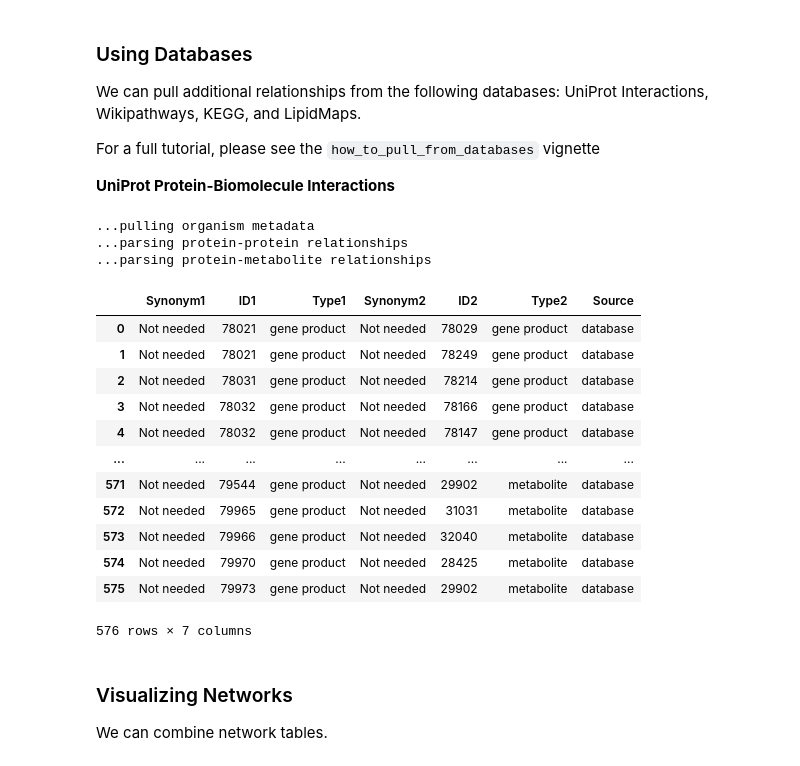
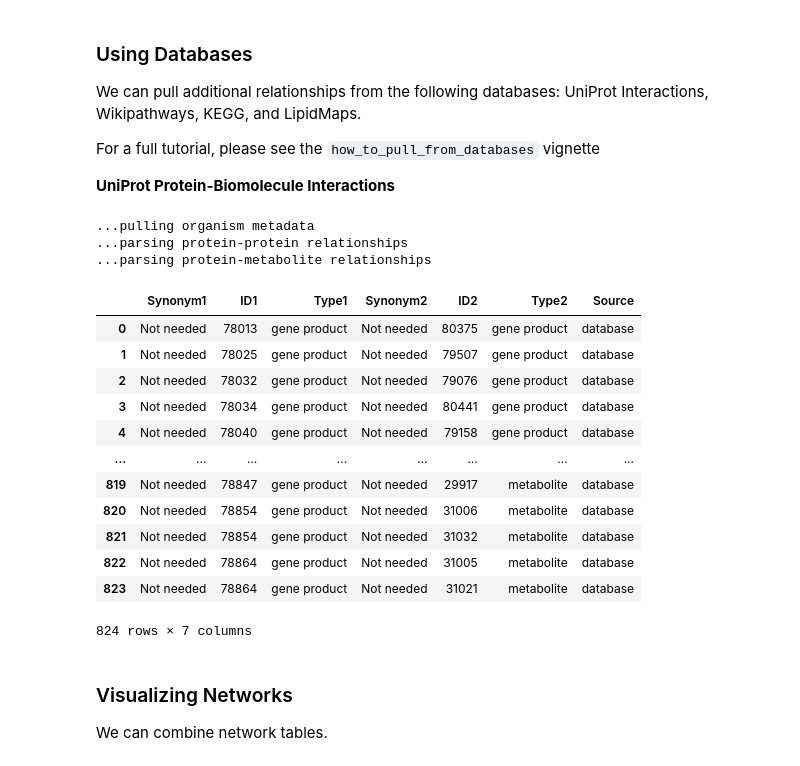
Before and after one commit to PNNL-Predictive-Phenomics/DancePartner, a Jupyter notebook: vignettes/how_to_use_DancePartner.ipynb, the cells around one changed output. Cells and saved outputs as stored; diff of their text form; code cells hidden in the pictures.

```diff
--- a/vignettes/how_to_use_DancePartner.ipynb
+++ b/vignettes/how_to_use_DancePartner.ipynb
@@ -304,25 +304,25 @@ For a full tutorial, please see the `how_to_pull_from_databases` vignette
 **UniProt Protein-Biomolecule Interactions**
 # %%
 dance.pull_uniprot(6239, synonym_table, output_directory, verbose = True)
-uniprot = pd.read_csv("database_example/1423_uniprot.txt", sep = "\t")
+uniprot = pd.read_csv("full_pipeline_example/6239_uniprot.txt", sep = "\t")
 uniprot
 # %% [output]
 ...pulling organism metadata
 ...parsing protein-protein relationships
 ...parsing protein-metabolite relationships
 |  | Synonym1 | ID1 | Type1 | Synonym2 | ID2 | Type2 | Source |
-| 0 | Not needed | 78021 | gene product | Not needed | 78029 | gene product | database |
-| 1 | Not needed | 78021 | gene product | Not needed | 78249 | gene product | database |
-| 2 | Not needed | 78031 | gene product | Not needed | 78214 | gene product | database |
-| 3 | Not needed | 78032 | gene product | Not needed | 78166 | gene product | database |
-| 4 | Not needed | 78032 | gene product | Not needed | 78147 | gene product | database |
+| 0 | Not needed | 78013 | gene product | Not needed | 80375 | gene product | database |
+| 1 | Not needed | 78025 | gene product | Not needed | 79507 | gene product | database |
+| 2 | Not needed | 78032 | gene product | Not needed | 79076 | gene product | database |
+| 3 | Not needed | 78034 | gene product | Not needed | 80441 | gene product | database |
+| 4 | Not needed | 78040 | gene product | Not needed | 79158 | gene product | database |
 | ... | ... | ... | ... | ... | ... | ... | ... |
-| 571 | Not needed | 79544 | gene product | Not needed | 29902 | metabolite | database |
-| 572 | Not needed | 79965 | gene product | Not needed | 31031 | metabolite | database |
-| 573 | Not needed | 79966 | gene product | Not needed | 32040 | metabolite | database |
-| 574 | Not needed | 79970 | gene product | Not needed | 28425 | metabolite | database |
-| 575 | Not needed | 79973 | gene product | Not needed | 29902 | metabolite | database |
+| 819 | Not needed | 78847 | gene product | Not needed | 29917 | metabolite | database |
+| 820 | Not needed | 78854 | gene product | Not needed | 31006 | metabolite | database |
+| 821 | Not needed | 78854 | gene product | Not needed | 31032 | metabolite | database |
+| 822 | Not needed | 78864 | gene product | Not needed | 31005 | metabolite | database |
+| 823 | Not needed | 78864 | gene product | Not needed | 31021 | metabolite | database |
-576 rows × 7 columns
+824 rows × 7 columns
 # %% [markdown]
 ### Visualizing Networks
 
```
Also changed, not shown: parts of 13 cells of this notebook, 34 other files.
